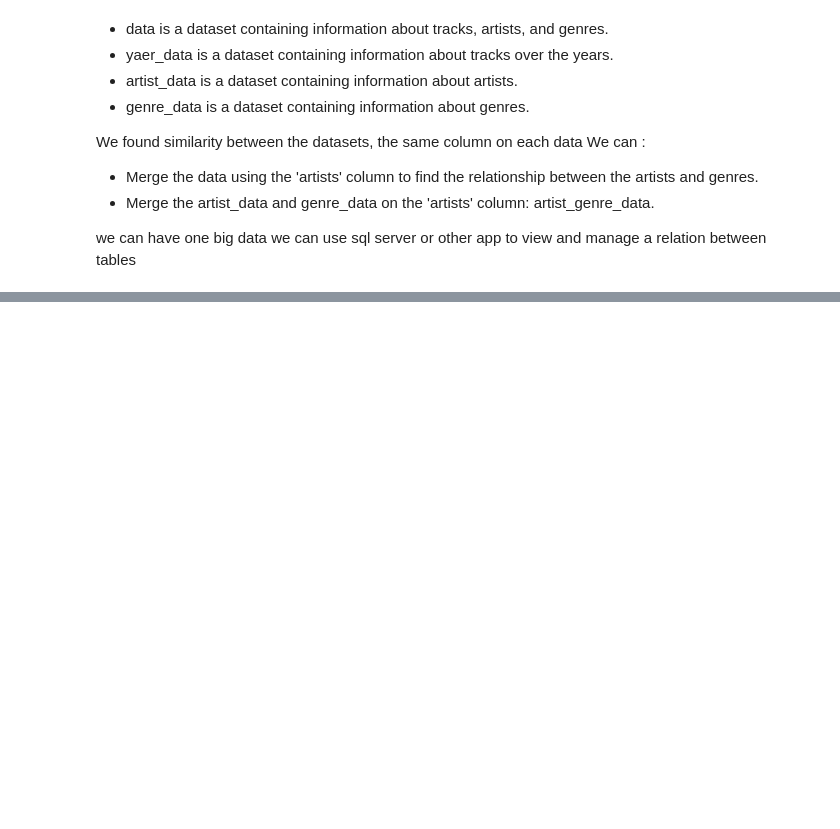
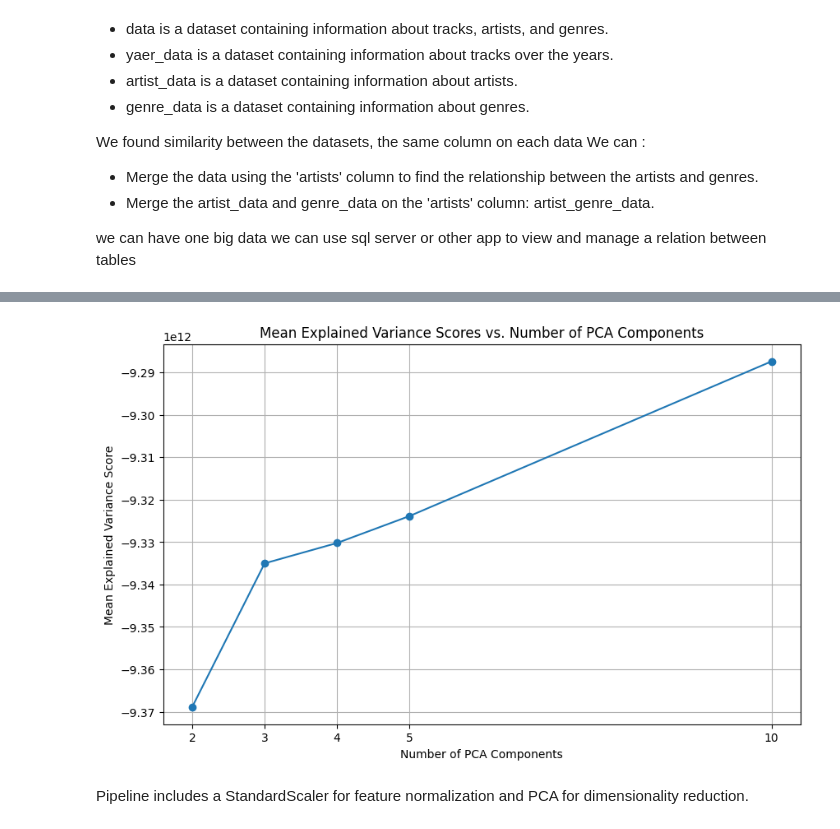
Before and after one commit to ZZOHEIR/Spotify_project, a Jupyter notebook: data.ipynb, the cells around one changed output, grey strips where cells are left out. Drawn from its saved outputs; the diff is of its cells as text; code cells hidden in the pictures; blank space fills up the shorter version.

```diff
--- a/data.ipynb
+++ b/data.ipynb
@@ -215,0 +356,3 @@ we can use sql server or other app to view and manage a relation between tables
+# %%
+# Define the parameter grid for hyperparameter tuning
+param_grid = {'pca__n_components': [2, 3, 4, 5, 10]}
@@ -215,0 +388,4 @@ we can use sql server or other app to view and manage a relation between tables
+# %%
+results = grid_search.cv_results_
+mean_scores = results['mean_test_score']
+params = [p['pca__n_components'] for p in results['params']]
@@ -215,0 +398,13 @@ we can use sql server or other app to view and manage a relation between tables
+# %%
+plt.figure(figsize=(10, 6))
+plt.plot(params, mean_scores, marker='o')
+plt.title('Mean Explained Variance Scores vs. Number of PCA Components')
+plt.xlabel('Number of PCA Components')
+plt.ylabel('Mean Explained Variance Score')
+plt.xticks(params)
+plt.grid(True)
+plt.show()
+# %% [output]
+[figure, added]
+# %% [markdown]
+Pipeline includes a StandardScaler for feature normalization and PCA for dimensionality reduction.
```
Also changed, not shown: parts of 24 cells of this notebook.
